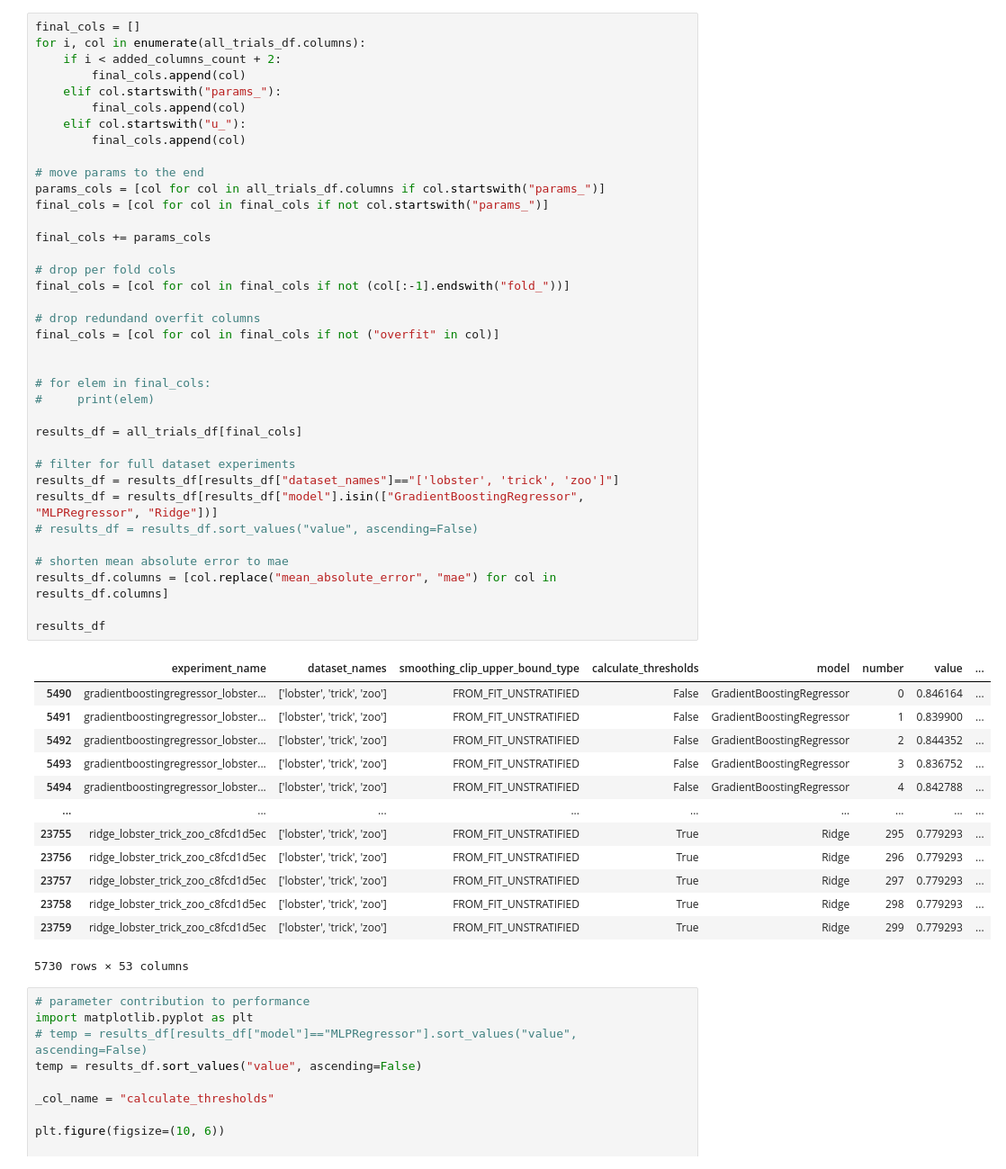
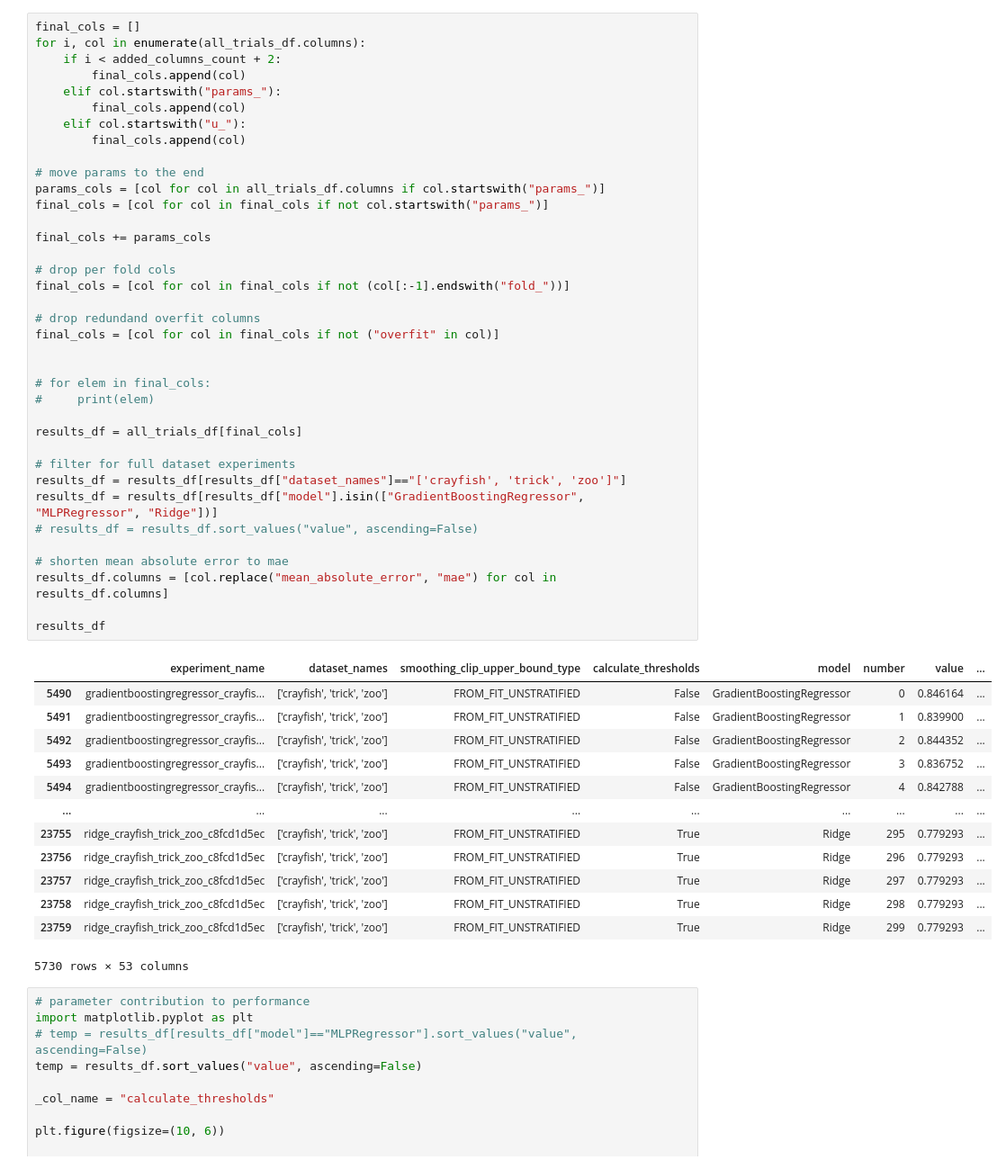
Before and after one commit to hse-neuroling-clb/deep_audio_dyslexia_detection, a Jupyter notebook: view_trials_results.ipynb, the cells around one changed output. Shown at 90% size. Cells and saved outputs as stored; diff of their text form.

Commit message:
Add dataset

```diff
--- a/view_trials_results.ipynb
+++ b/view_trials_results.ipynb
@@ -99,45 +99,45 @@ for i, col in enumerate(all_trials_df.columns):
         final_cols.append(col)
 
 # move params to the end
 params_cols = [col for col in all_trials_df.columns if col.startswith("params_")]
 final_cols = [col for col in final_cols if not col.startswith("params_")]
 
 final_cols += params_cols
 
 # drop per fold cols
 final_cols = [col for col in final_cols if not (col[:-1].endswith("fold_"))]
 
 # drop redundand overfit columns
 final_cols = [col for col in final_cols if not ("overfit" in col)]
 
 
 # for elem in final_cols:
 #     print(elem)
 
 results_df = all_trials_df[final_cols]
 
 # filter for full dataset experiments
-results_df = results_df[results_df["dataset_names"]=="['lobster', 'trick', 'zoo']"]
+results_df = results_df[results_df["dataset_names"]=="['crayfish', 'trick', 'zoo']"]
 results_df = results_df[results_df["model"].isin(["GradientBoostingRegressor", "MLPRegressor", "Ridge"])]
 # results_df = results_df.sort_values("value", ascending=False)
 
 # shorten mean absolute error to mae
 results_df.columns = [col.replace("mean_absolute_error", "mae") for col in results_df.columns]
 
 results_df
 # %% [output]
 |  | experiment_name | dataset_names | smoothing_clip_upper_bound_type | calculate_thresholds | model | number | value | ... |
-| 5490 | gradientboostingregressor_lobster... | ['lobster', 'trick', 'zoo'] | FROM_FIT_UNSTRATIFIED | False | GradientBoostingRegressor | 0 | 0.846164 | ... |
-| 5491 | gradientboostingregressor_lobster... | ['lobster', 'trick', 'zoo'] | FROM_FIT_UNSTRATIFIED | False | GradientBoostingRegressor | 1 | 0.839900 | ... |
-| 5492 | gradientboostingregressor_lobster... | ['lobster', 'trick', 'zoo'] | FROM_FIT_UNSTRATIFIED | False | GradientBoostingRegressor | 2 | 0.844352 | ... |
-| 5493 | gradientboostingregressor_lobster... | ['lobster', 'trick', 'zoo'] | FROM_FIT_UNSTRATIFIED | False | GradientBoostingRegressor | 3 | 0.836752 | ... |
-| 5494 | gradientboostingregressor_lobster... | ['lobster', 'trick', 'zoo'] | FROM_FIT_UNSTRATIFIED | False | GradientBoostingRegressor | 4 | 0.842788 | ... |
+| 5490 | gradientboostingregressor_crayfis... | ['crayfish', 'trick', 'zoo'] | FROM_FIT_UNSTRATIFIED | False | GradientBoostingRegressor | 0 | 0.846164 | ... |
+| 5491 | gradientboostingregressor_crayfis... | ['crayfish', 'trick', 'zoo'] | FROM_FIT_UNSTRATIFIED | False | GradientBoostingRegressor | 1 | 0.839900 | ... |
+| 5492 | gradientboostingregressor_crayfis... | ['crayfish', 'trick', 'zoo'] | FROM_FIT_UNSTRATIFIED | False | GradientBoostingRegressor | 2 | 0.844352 | ... |
+| 5493 | gradientboostingregressor_crayfis... | ['crayfish', 'trick', 'zoo'] | FROM_FIT_UNSTRATIFIED | False | GradientBoostingRegressor | 3 | 0.836752 | ... |
+| 5494 | gradientboostingregressor_crayfis... | ['crayfish', 'trick', 'zoo'] | FROM_FIT_UNSTRATIFIED | False | GradientBoostingRegressor | 4 | 0.842788 | ... |
 | ... | ... | ... | ... | ... | ... | ... | ... | ... |
-| 23755 | ridge_lobster_trick_zoo_c8fcd1d5ec | ['lobster', 'trick', 'zoo'] | FROM_FIT_UNSTRATIFIED | True | Ridge | 295 | 0.779293 | ... |
-| 23756 | ridge_lobster_trick_zoo_c8fcd1d5ec | ['lobster', 'trick', 'zoo'] | FROM_FIT_UNSTRATIFIED | True | Ridge | 296 | 0.779293 | ... |
-| 23757 | ridge_lobster_trick_zoo_c8fcd1d5ec | ['lobster', 'trick', 'zoo'] | FROM_FIT_UNSTRATIFIED | True | Ridge | 297 | 0.779293 | ... |
-| 23758 | ridge_lobster_trick_zoo_c8fcd1d5ec | ['lobster', 'trick', 'zoo'] | FROM_FIT_UNSTRATIFIED | True | Ridge | 298 | 0.779293 | ... |
-| 23759 | ridge_lobster_trick_zoo_c8fcd1d5ec | ['lobster', 'trick', 'zoo'] | FROM_FIT_UNSTRATIFIED | True | Ridge | 299 | 0.779293 | ... |
+| 23755 | ridge_crayfish_trick_zoo_c8fcd1d5ec | ['crayfish', 'trick', 'zoo'] | FROM_FIT_UNSTRATIFIED | True | Ridge | 295 | 0.779293 | ... |
+| 23756 | ridge_crayfish_trick_zoo_c8fcd1d5ec | ['crayfish', 'trick', 'zoo'] | FROM_FIT_UNSTRATIFIED | True | Ridge | 296 | 0.779293 | ... |
+| 23757 | ridge_crayfish_trick_zoo_c8fcd1d5ec | ['crayfish', 'trick', 'zoo'] | FROM_FIT_UNSTRATIFIED | True | Ridge | 297 | 0.779293 | ... |
+| 23758 | ridge_crayfish_trick_zoo_c8fcd1d5ec | ['crayfish', 'trick', 'zoo'] | FROM_FIT_UNSTRATIFIED | True | Ridge | 298 | 0.779293 | ... |
+| 23759 | ridge_crayfish_trick_zoo_c8fcd1d5ec | ['crayfish', 'trick', 'zoo'] | FROM_FIT_UNSTRATIFIED | True | Ridge | 299 | 0.779293 | ... |
 5730 rows × 53 columns
 # %%
 # parameter contribution to performance
```
Also changed, not shown: parts of 4 cells of this notebook, 15 other files.
